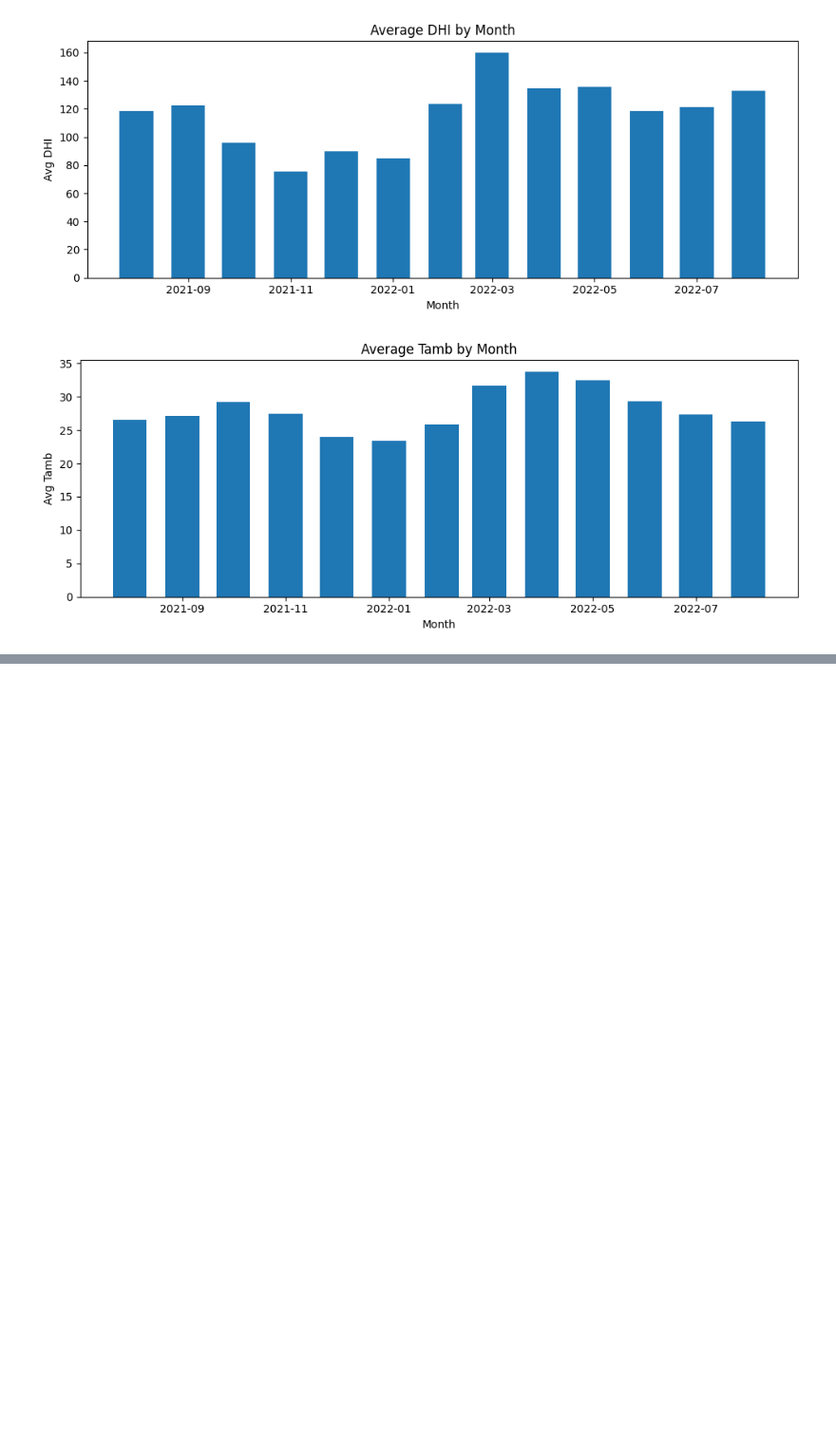
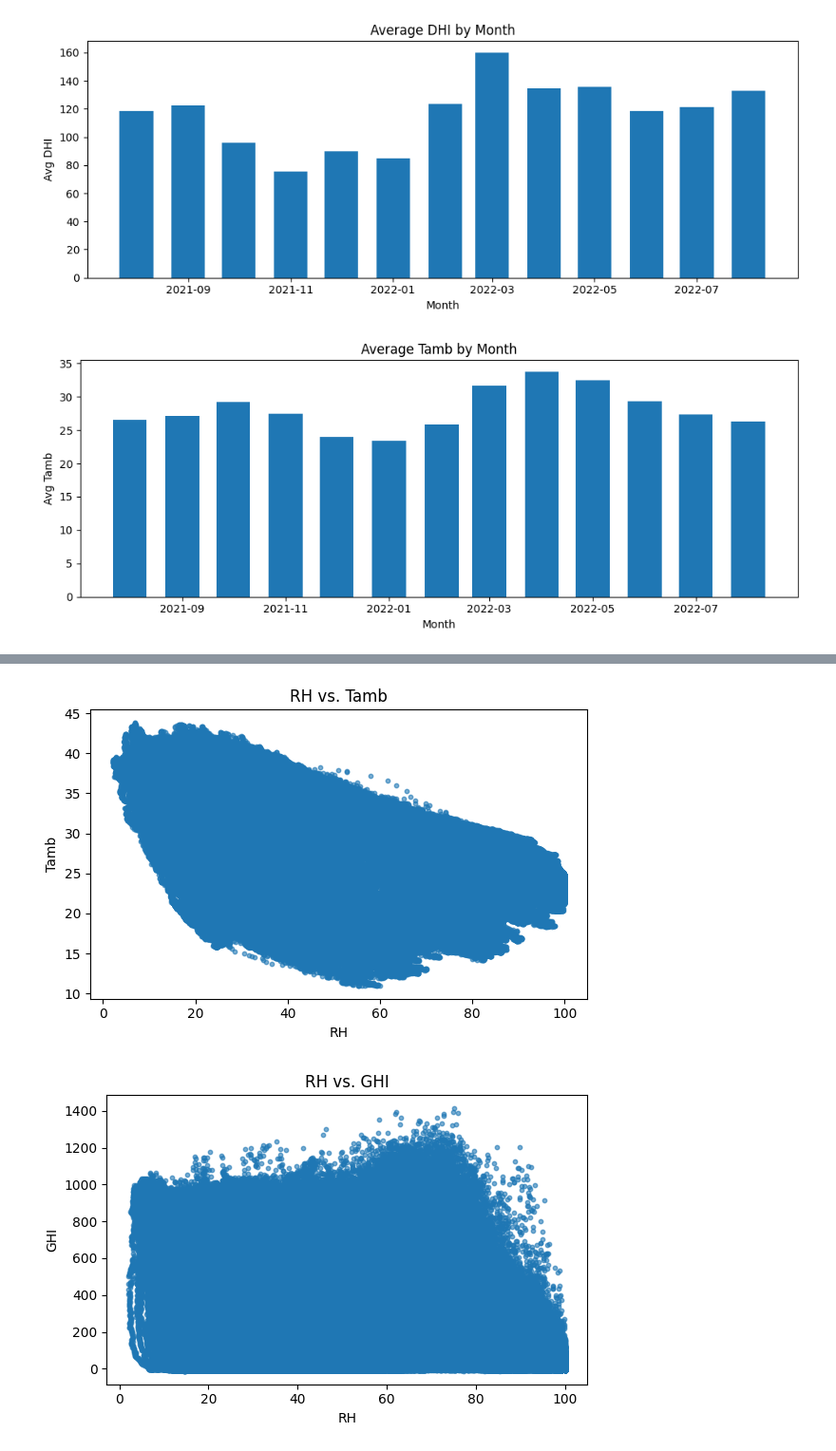
Before and after one commit to yohannesalex/solar-challenge-week1, a Jupyter notebook: notebooks/benin_eda.ipynb, the cells around one changed output, grey strips where cells are left out. Shown at 95% size. Drawn from its saved outputs; the diff is of its cells as text; code cells hidden in the pictures; blank space fills up the shorter version.

```diff
--- a/notebooks/benin_eda.ipynb
+++ b/notebooks/benin_eda.ipynb
@@ -194,0 +262,20 @@ for var in ["GHI", "DNI", "DHI", "Tamb"]:
+# %%
+# 5. Scatter plots: RH vs. Tamb and RH vs. GHI
+plt.figure(figsize=(6, 4))
+plt.scatter(df["RH"], df["Tamb"], s=10, alpha=0.6)
+plt.xlabel("RH")
+plt.ylabel("Tamb")
+plt.title("RH vs. Tamb")
+plt.tight_layout()
+plt.show()
+
+plt.figure(figsize=(6, 4))
+plt.scatter(df["RH"], df["GHI"], s=10, alpha=0.6)
+plt.xlabel("RH")
+plt.ylabel("GHI")
+plt.title("RH vs. GHI")
+plt.tight_layout()
+plt.show()
+# %% [output]
+[figure, added]
+[figure, added]
```
Also changed, not shown: parts of 7 cells of this notebook.
